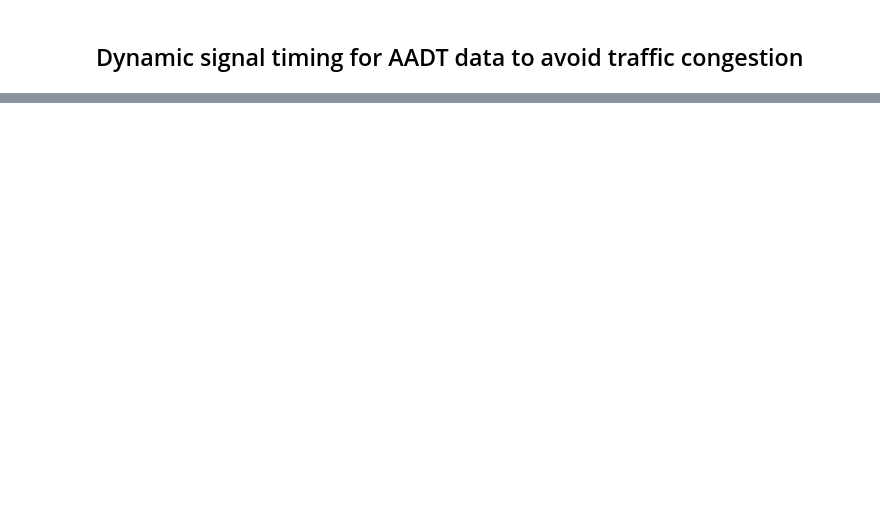
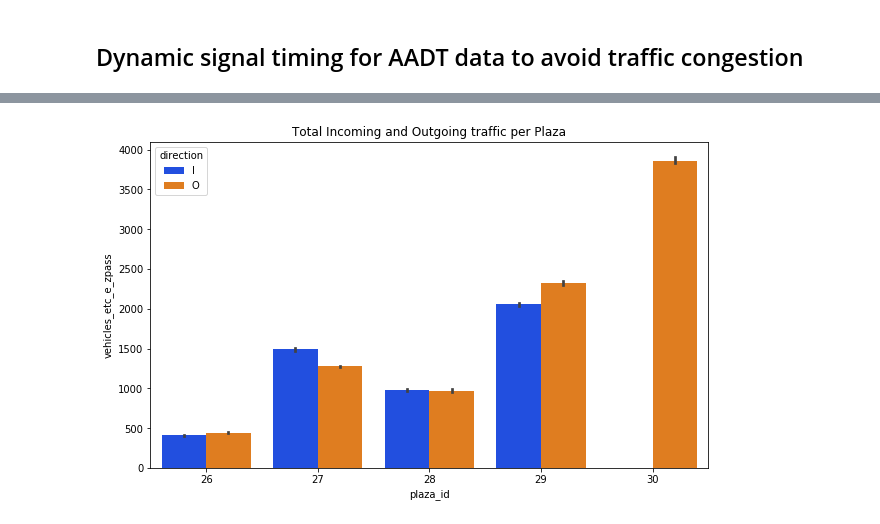
Before and after one commit to satishukadam/notebooks, a Jupyter notebook: SmartCity/DynamicSignalTimingAADT.ipynb, the cells around one changed output, grey strips where cells are left out. Drawn from its saved outputs; the diff is of its cells as text; code cells hidden in the pictures; blank space fills up the shorter version.

Commit message:
Updated Dynamic Signal Timing with AAHT graph

```diff
--- a/SmartCity/DynamicSignalTimingAADT.ipynb
+++ b/SmartCity/DynamicSignalTimingAADT.ipynb
@@ -35,0 +42,3 @@ df.head()
+# %%
+# Read the hourly traffic dataset
+df2 = pd.read_csv('D:\\Study\\DataScience\\Data\\MachineLearningData\\TrafficData\\ahdt.csv')
@@ -35,0 +86,3 @@ df.head()
+# %%
+# Selecting records for last 5 plazas
+data = df2[df2['plaza_id'] > 25]
@@ -35,0 +117,8 @@ df.head()
+# %%
+sns.set_palette("bright")
+plt.figure(figsize=(10, 6))
+sns.barplot(x='plaza_id', hue='direction', y='vehicles_etc_e_zpass', data=data)
+plt.title('Total Incoming and Outgoing traffic per Plaza')
+plt.show()
+# %% [output]
+[figure, added]
```
Also changed, not shown: parts of 7 cells of this notebook.
